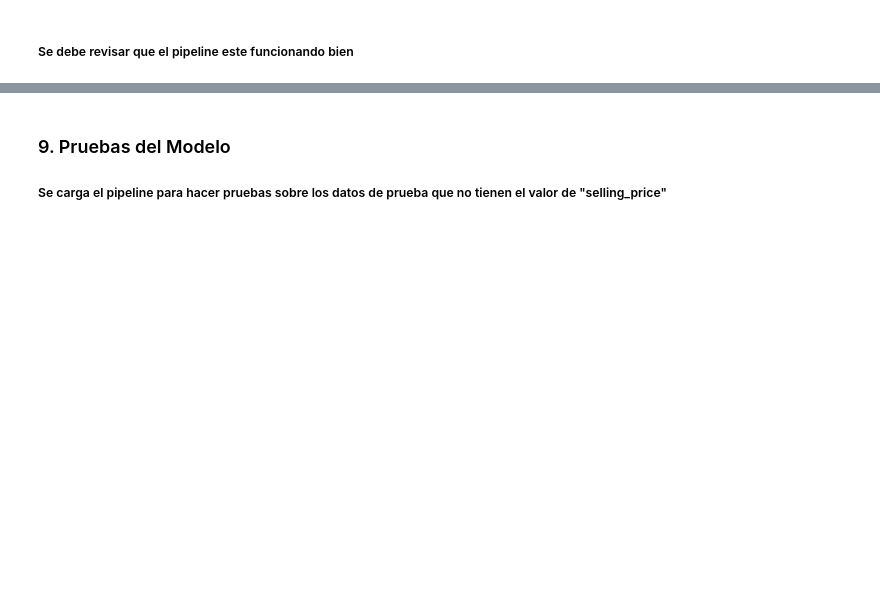
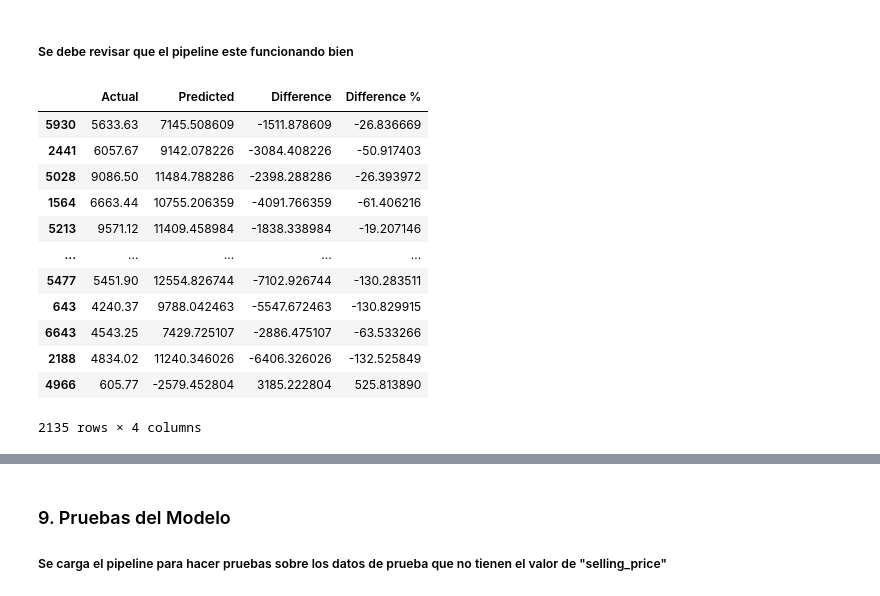
Before and after one commit to bi-202310/lab-2, a Jupyter notebook: regression.ipynb, the cells around one changed output, grey strips where cells are left out. Saved outputs shown, nothing was run; the diff lists cells and outputs as text; code cells hidden in the pictures; blank space fills up the shorter version.

```diff
--- a/regression.ipynb
+++ b/regression.ipynb
@@ -645,0 +572,3 @@ ValueError: could not convert string to float: 'Diesel'
+# %%
+ya_train.fillna(ya_train.median(), inplace=True)
+ya_test.fillna(ya_test.median(), inplace=True)
@@ -648,10 +666,24 @@ ValueError: could not convert string to float: 'Diesel'
 # %%
 ya_pred = pipeline.predict(xa_test)
 test_df = pd.DataFrame({'Actual': ya_test, 'Predicted': ya_pred})
 
 test_df['Difference'] = test_df['Actual'] - test_df['Predicted']
 test_df['Difference %'] = test_df['Difference'] / test_df['Actual'] * 100
-test_df.describe()
+test_df
+# %% [output]
+|  | Actual | Predicted | Difference | Difference % |
+| 5930 | 5633.63 | 7145.508609 | -1511.878609 | -26.836669 |
+| 2441 | 6057.67 | 9142.078226 | -3084.408226 | -50.917403 |
+| 5028 | 9086.50 | 11484.788286 | -2398.288286 | -26.393972 |
+| 1564 | 6663.44 | 10755.206359 | -4091.766359 | -61.406216 |
+| 5213 | 9571.12 | 11409.458984 | -1838.338984 | -19.207146 |
+| ... | ... | ... | ... | ... |
+| 5477 | 5451.90 | 12554.826744 | -7102.926744 | -130.283511 |
+| 643 | 4240.37 | 9788.042463 | -5547.672463 | -130.829915 |
+| 6643 | 4543.25 | 7429.725107 | -2886.475107 | -63.533266 |
+| 2188 | 4834.02 | 11240.346026 | -6406.326026 | -132.525849 |
+| 4966 | 605.77 | -2579.452804 | 3185.222804 | 525.813890 |
+2135 rows × 4 columns
 # %%
 print('Mean Absolute Error Train:', mean_absolute_error(ya_train, pipeline.predict(xa_train)))
 print('Mean Absolute Error Test:', mean_absolute_error(ya_test, pipeline.predict(xa_test)))
```
Also changed, not shown: parts of 14 cells of this notebook, 2 other files.
